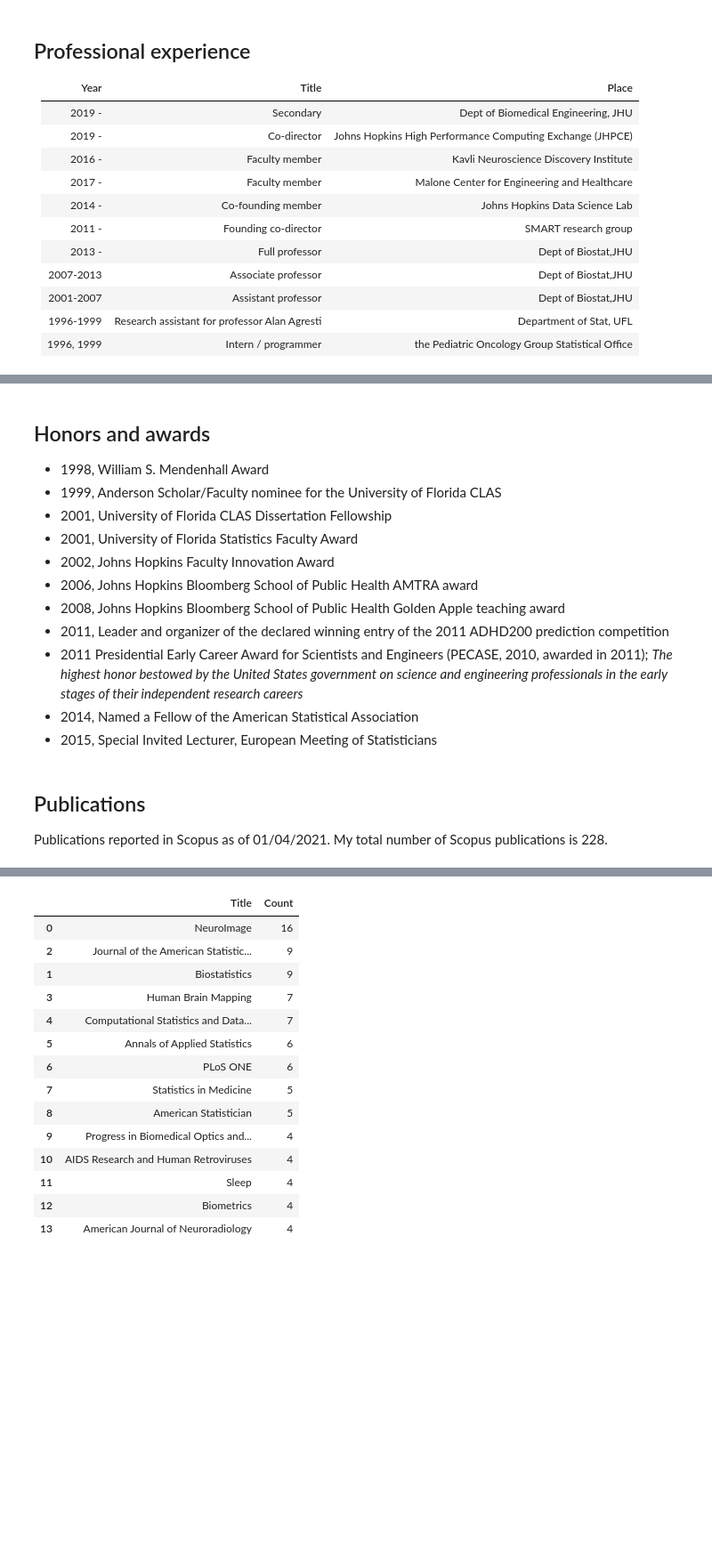
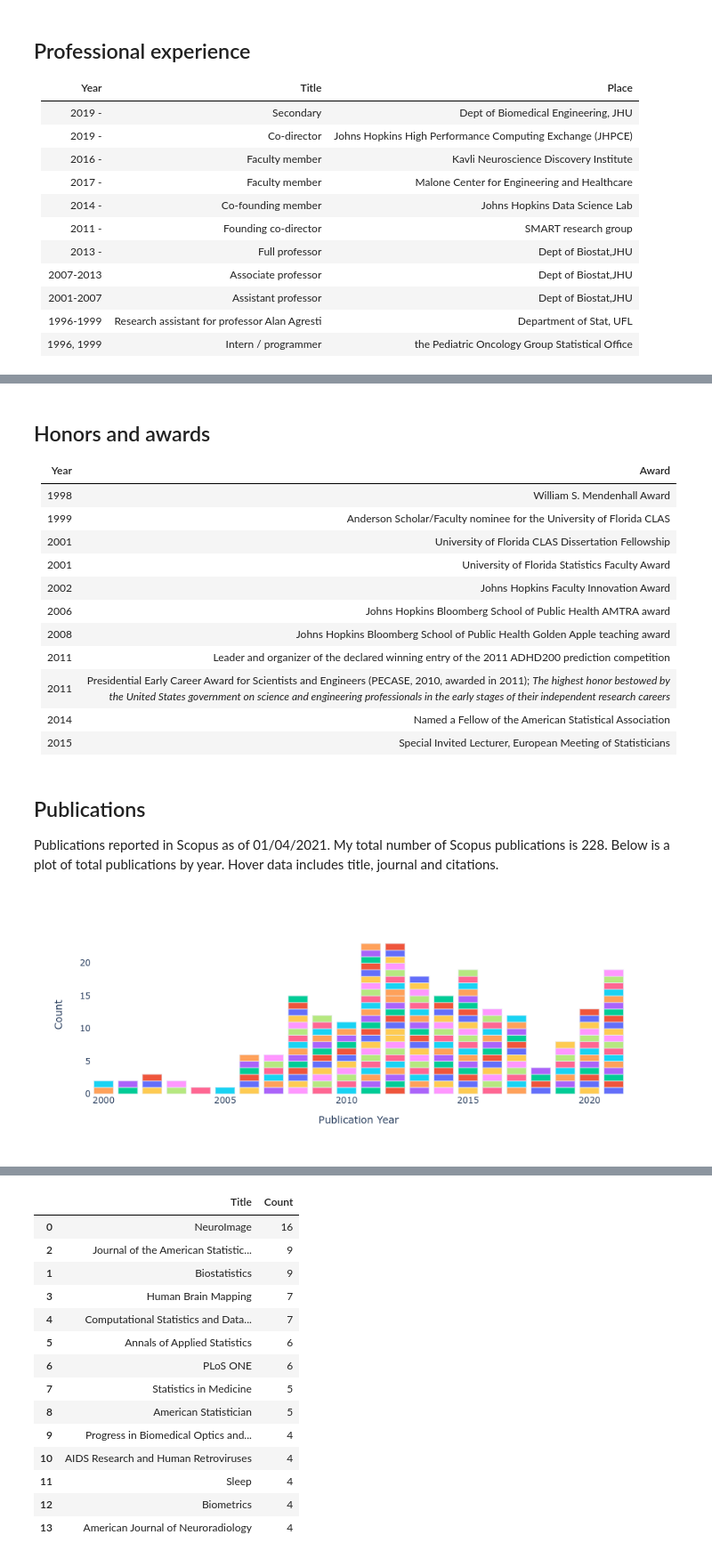
Before and after one commit to bcaffo/cv, a Jupyter notebook: cvJupyter.ipynb, the cells around one changed output, grey strips where cells are left out. Shown at 89% size. Drawn from its saved outputs; the diff is of its cells as text; code cells hidden in the pictures; blank space fills up the shorter version.

```diff
--- a/cvJupyter.ipynb
+++ b/cvJupyter.ipynb
@@ -52,20 +56,23 @@ He graduated from the University of Florida Department of Statistics in 2001. He
 # %% [markdown]
 ## Honors and awards
-+ 1998, William S. Mendenhall Award
-+ 1999, Anderson Scholar/Faculty nominee for the University of  Florida CLAS
-+ 2001, University of Florida CLAS Dissertation Fellowship
-+ 2001, University of Florida Statistics Faculty Award
-+ 2002, Johns Hopkins Faculty Innovation Award
-+ 2006, Johns Hopkins Bloomberg School of Public Health AMTRA award
-+ 2008, Johns Hopkins Bloomberg School of Public Health Golden Apple teaching award
-+ 2011, Leader and organizer of the declared winning entry of the 2011 ADHD200 prediction competition
-+ 2011 Presidential Early Career Award for Scientists and Engineers (PECASE, 2010, awarded in 2011); *The highest honor bestowed by the United States government on science and engineering professionals in the early stages of their independent research careers*
-+ 2014, Named a Fellow of the American Statistical Association
-+ 2015, Special Invited Lecturer, European Meeting of Statisticians
+
+| Year | Award |
+| :--- | :--- |
+| 1998 | William S. Mendenhall Award |
+| 1999 | Anderson Scholar/Faculty nominee for the University of  Florida CLAS |
+| 2001 | University of Florida CLAS Dissertation Fellowship |
+| 2001 | University of Florida Statistics Faculty Award |
+| 2002 | Johns Hopkins Faculty Innovation Award |
+| 2006 | Johns Hopkins Bloomberg School of Public Health AMTRA award |
+| 2008 | Johns Hopkins Bloomberg School of Public Health Golden Apple teaching award |
+| 2011 | Leader and organizer of the declared winning entry of the 2011 ADHD200 prediction competition |
+| 2011 | Presidential Early Career Award for Scientists and Engineers (PECASE, 2010, awarded in 2011); *The highest honor bestowed by the United States government on science and engineering professionals in the early stages of their independent research careers* |
+| 2014 | Named a Fellow of the American Statistical Association |
+| 2015 | Special Invited Lecturer, European Meeting of Statisticians |
 # %% [markdown]
 ## Publications
 
-Publications reported in Scopus as of 01/04/2021. My total number of Scopus publications is 228.
+Publications reported in Scopus as of 01/04/2021. My total number of Scopus publications is 228. Below is a plot of total publications by year. Hover data includes title, journal and citations.
 # %%
 import pandas as pd
 import plotly.express as px
@@ -81,13 +87,23 @@ static = True
 # %%
-## Convert the data to counts and create a dataframe
-temp = dat['Publication Year'].value_counts().reset_index()
-temp = temp.rename(columns = {"index" : "Year", "Publication Year" : "Count"}).sort_values("Year")
-fit = px.line(temp, x = "Year", y = "Count", title = "Publication count by year")
-fit = fit.update_layout({
+temp = dat
+temp = temp.assign(Count = 1)
+temp = temp.rename(columns = {'total' : 'Citations'})
+
+fig = px.bar(temp, x = 'Publication Year',
+                 y = 'Count',
+                 color = 'Document Title',
+                 hover_data = ['Publication Year', 'Document Title', 'Journal Title', 'Citations'])
+
+fig = fig.update_layout({
     'plot_bgcolor' : 'rgba(0, 0, 0, 0)',
     'paper_bgcolor' : 'rgba(0, 0, 0, 0)'})
 
+fig.update_layout(showlegend=False)
+
 ## Static image
-#Image(fit.to_image(format="png", width=400, height=250, scale=2))
-fit.show()
+#Image(fig.to_image(format="png", width=400, height=250, scale=2))
+
+fig.show()
+# %% [output]
+[figure, added]
 # %% [markdown]
```
Also changed, not shown: parts of 15 cells of this notebook, 4 other files.
